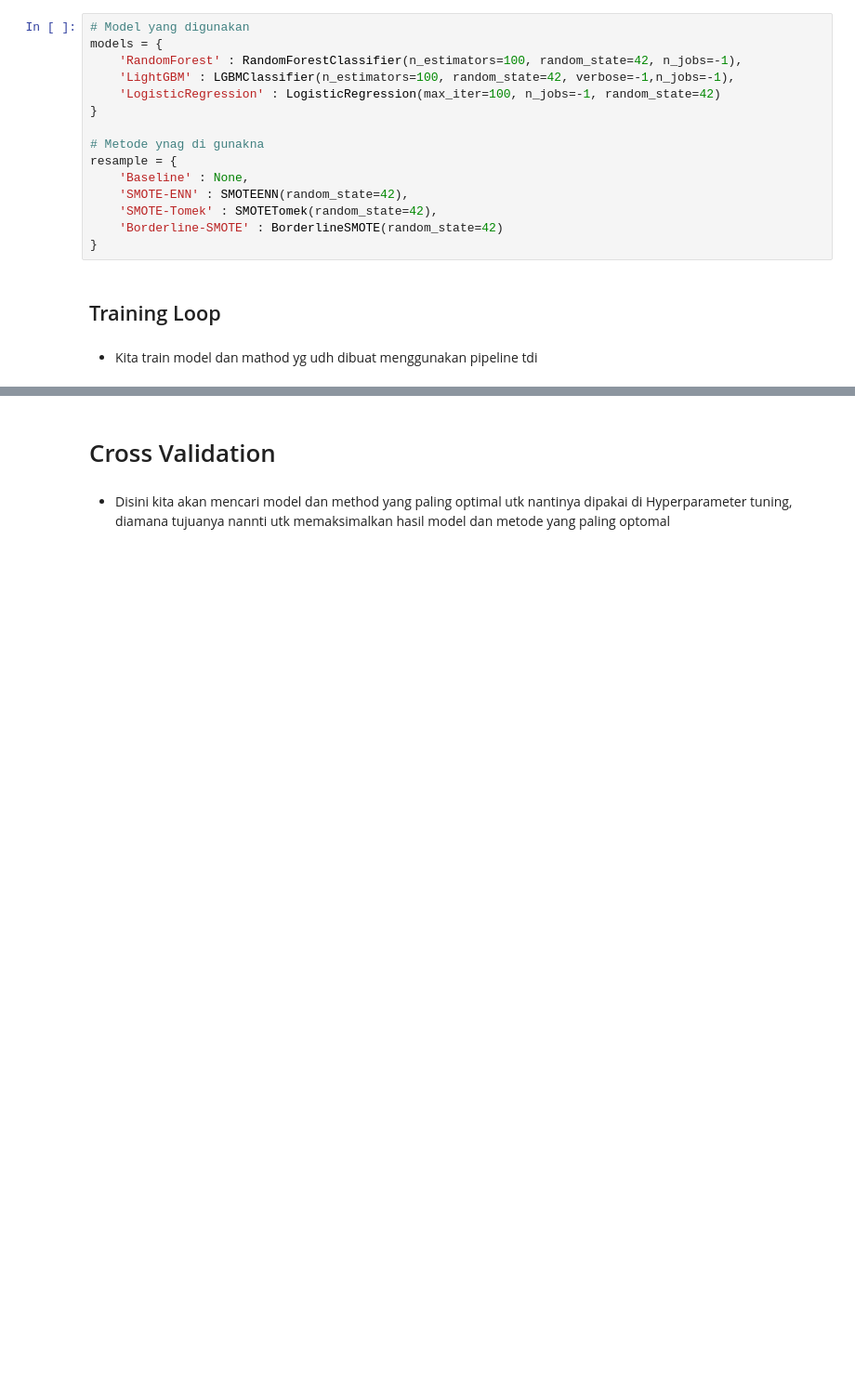
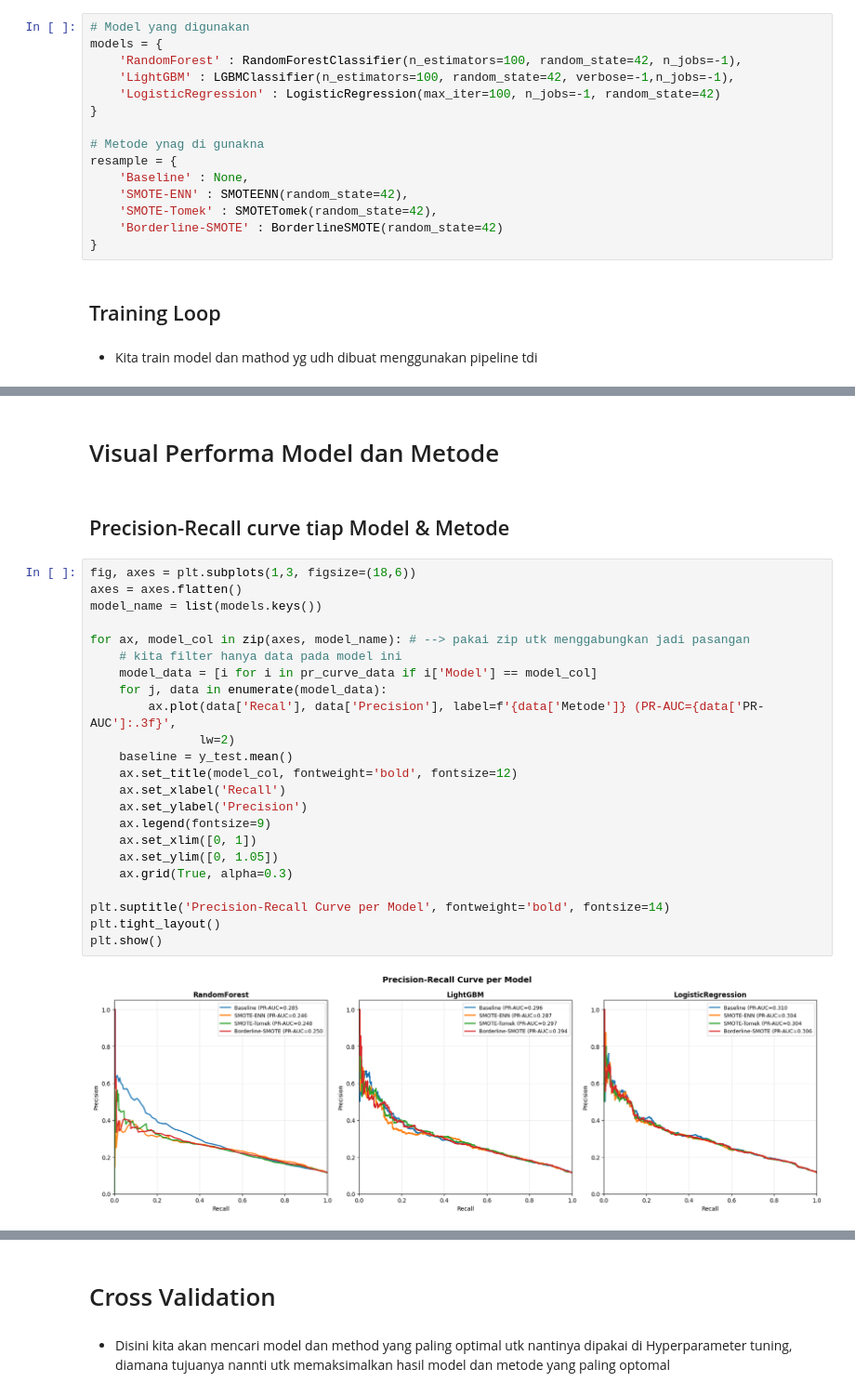
Before and after one commit to PrimaSembiring/loan-default-imbalance, a Jupyter notebook: main.ipynb, the cells around one changed output, grey strips where cells are left out. Shown at 93% size. Drawn from its saved outputs; the diff is of its cells as text; blank space fills up the shorter version.

```diff
--- a/main.ipynb
+++ b/main.ipynb
@@ -429,3 +445,32 @@ Confusion Matrix:
     accuracy                           0.71      6000
    macro avg       0.58      0.68      0.57      6000
 weighted avg       0.86      0.71      0.76      6000
+# %% [markdown]
+# Visual Performa Model dan Metode
+# %% [markdown]
+## Precision-Recall curve tiap Model & Metode
+# %%
+fig, axes = plt.subplots(1,3, figsize=(18,6))
+axes = axes.flatten()
+model_name = list(models.keys())
+
+for ax, model_col in zip(axes, model_name): # --> pakai zip utk menggabungkan jadi pasangan
+    # kita filter hanya data pada model ini
+    model_data = [i for i in pr_curve_data if i['Model'] == model_col]
+    for j, data in enumerate(model_data):
+        ax.plot(data['Recal'], data['Precision'], label=f'{data['Metode']} (PR-AUC={data['PR-AUC']:.3f}',
+               lw=2)
+    baseline = y_test.mean()
+    ax.set_title(model_col, fontweight='bold', fontsize=12)
+    ax.set_xlabel('Recall')
+    ax.set_ylabel('Precision')
+    ax.legend(fontsize=9)
+    ax.set_xlim([0, 1])
+    ax.set_ylim([0, 1.05])
+    ax.grid(True, alpha=0.3)
+
+plt.suptitle('Precision-Recall Curve per Model', fontweight='bold', fontsize=14)
+plt.tight_layout()
+plt.show()
+# %% [output]
+[figure, added]
```
Also changed, not shown: parts of 8 cells of this notebook.
